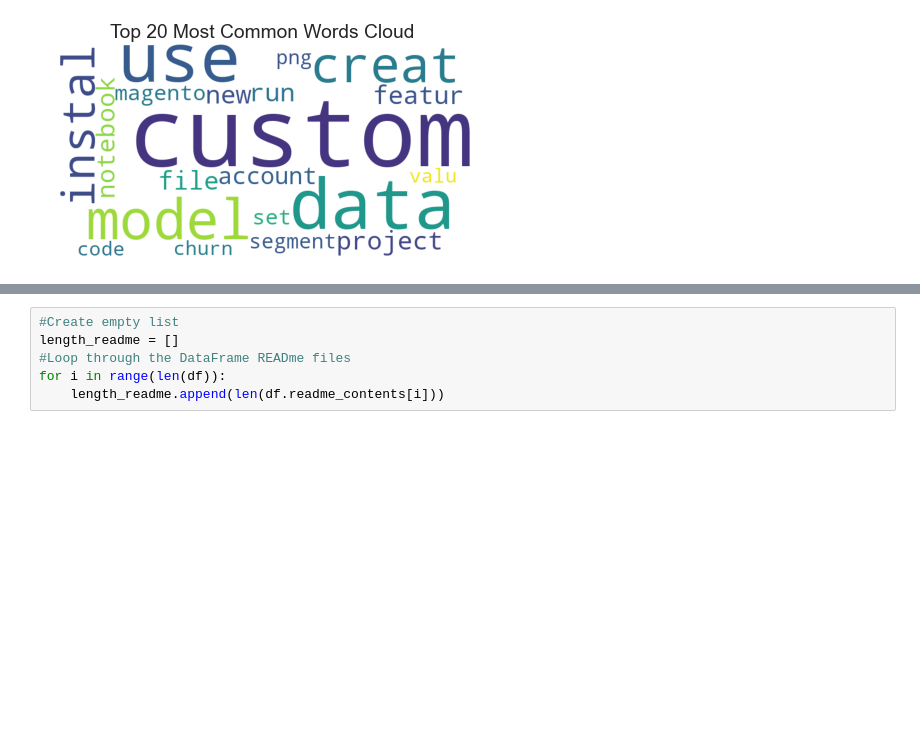
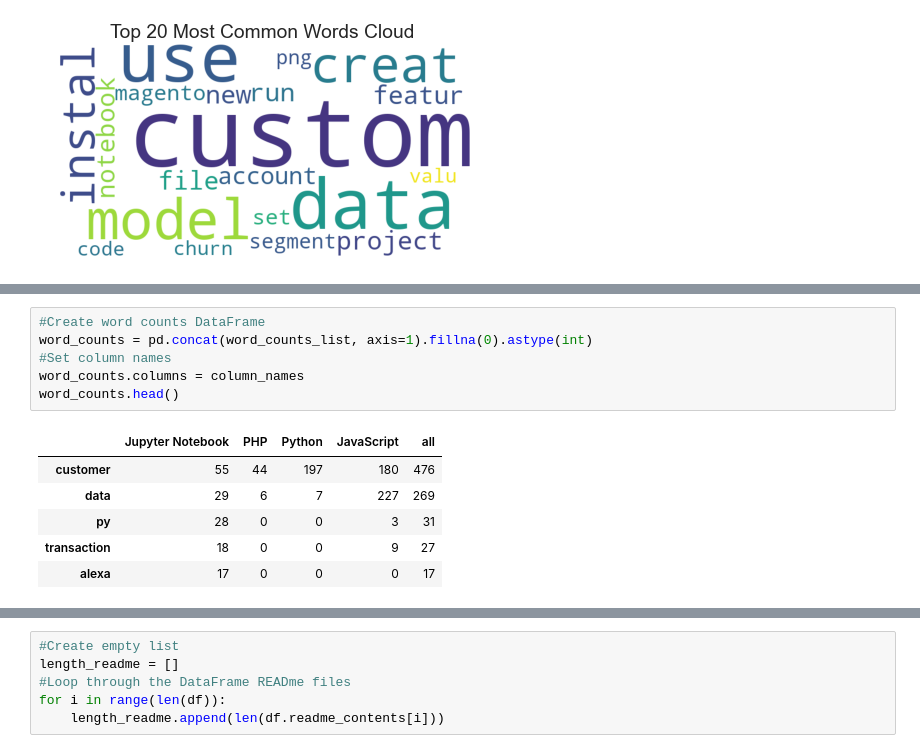
Before and after one commit to nlp-project-germain-group-6/nlp-web-scraping, a Jupyter notebook: Final_Notebook.ipynb, the cells around one changed output, grey strips where cells are left out. Cells and saved outputs as stored; diff of their text form; blank space fills up the shorter version.

```diff
--- a/Final_Notebook.ipynb
+++ b/Final_Notebook.ipynb
@@ -232,0 +263,13 @@ plt.show()
+# %%
+#Create word counts DataFrame
+word_counts = pd.concat(word_counts_list, axis=1).fillna(0).astype(int)
+#Set column names
+word_counts.columns = column_names
+word_counts.head()
+# %% [output]
+|  | Jupyter Notebook | PHP | Python | JavaScript | all |
+| customer | 55 | 44 | 197 | 180 | 476 |
+| data | 29 | 6 | 7 | 227 | 269 |
+| py | 28 | 0 | 0 | 3 | 31 |
+| transaction | 18 | 0 | 0 | 9 | 27 |
+| alexa | 17 | 0 | 0 | 0 | 17 |
```
Also changed, not shown: parts of 33 cells of this notebook.
